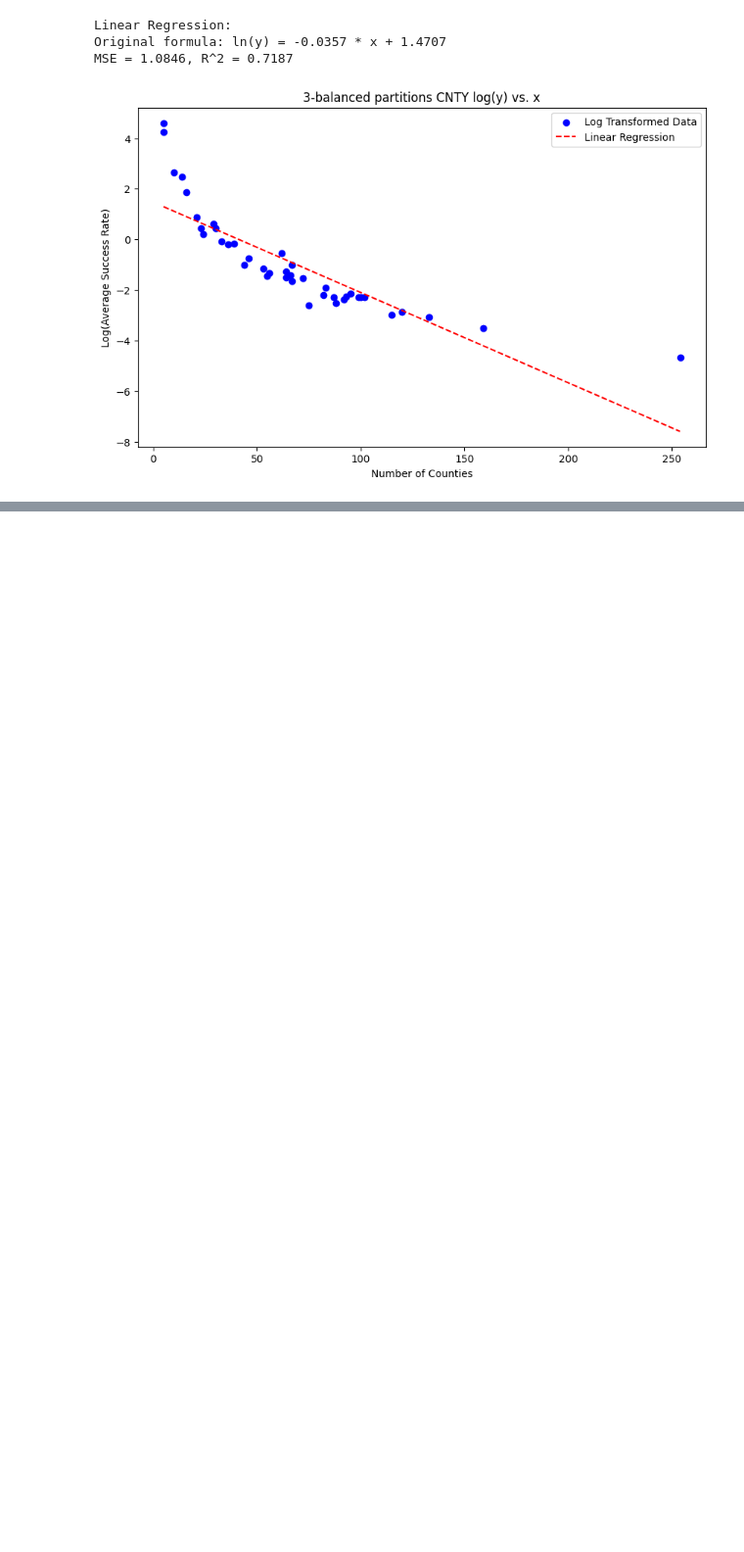
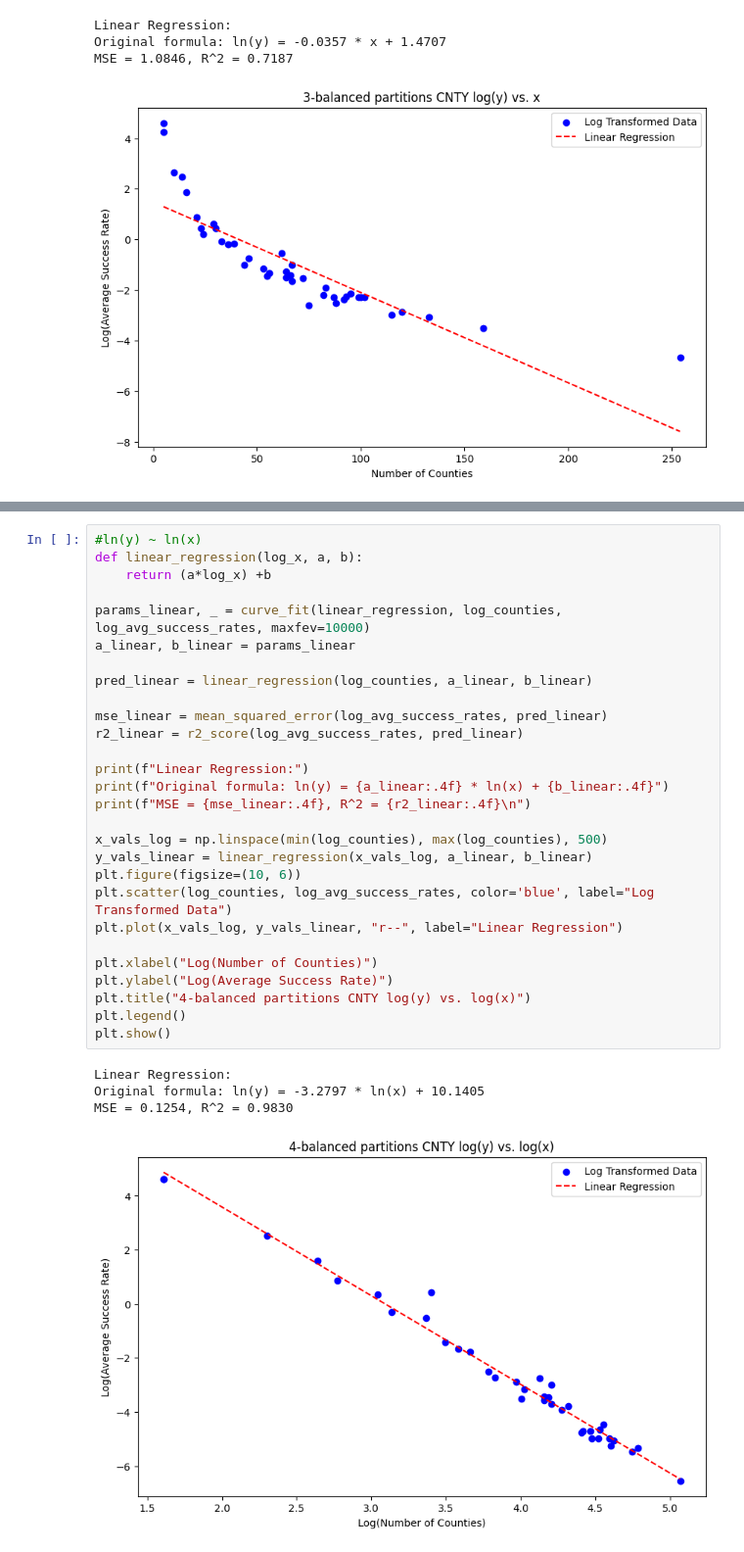
Before and after one commit to brookecarofeinberg/SamplingBalancedForests, a Jupyter notebook: MATH_HM_104.ipynb, the cells around one changed output, grey strips where cells are left out. Shown at 98% size. Cells and saved outputs as stored; diff of their text form; blank space fills up the shorter version.

```diff
--- a/MATH_HM_104.ipynb
+++ b/MATH_HM_104.ipynb
@@ -378,0 +527,33 @@ MSE = 337.7984, R^2 = 0.0158
+# %%
+#ln(y) ~ ln(x)
+def linear_regression(log_x, a, b):
+    return (a*log_x) +b
+
+params_linear, _ = curve_fit(linear_regression, log_counties, log_avg_success_rates, maxfev=10000)
+a_linear, b_linear = params_linear
+
+pred_linear = linear_regression(log_counties, a_linear, b_linear)
+
+mse_linear = mean_squared_error(log_avg_success_rates, pred_linear)
+r2_linear = r2_score(log_avg_success_rates, pred_linear)
+
+print(f"Linear Regression:")
+print(f"Original formula: ln(y) = {a_linear:.4f} * ln(x) + {b_linear:.4f}")
+print(f"MSE = {mse_linear:.4f}, R^2 = {r2_linear:.4f}\n")
+
+x_vals_log = np.linspace(min(log_counties), max(log_counties), 500)
+y_vals_linear = linear_regression(x_vals_log, a_linear, b_linear)
+plt.figure(figsize=(10, 6))
+plt.scatter(log_counties, log_avg_success_rates, color='blue', label="Log Transformed Data")
+plt.plot(x_vals_log, y_vals_linear, "r--", label="Linear Regression")
+
+plt.xlabel("Log(Number of Counties)")
+plt.ylabel("Log(Average Success Rate)")
+plt.title("4-balanced partitions CNTY log(y) vs. log(x)")
+plt.legend()
+plt.show()
+# %% [output]
+Linear Regression:
+Original formula: ln(y) = -3.2797 * ln(x) + 10.1405
+MSE = 0.1254, R^2 = 0.9830
+[figure, added]
```
Also changed, not shown: parts of 10 cells of this notebook, 4 other files.
